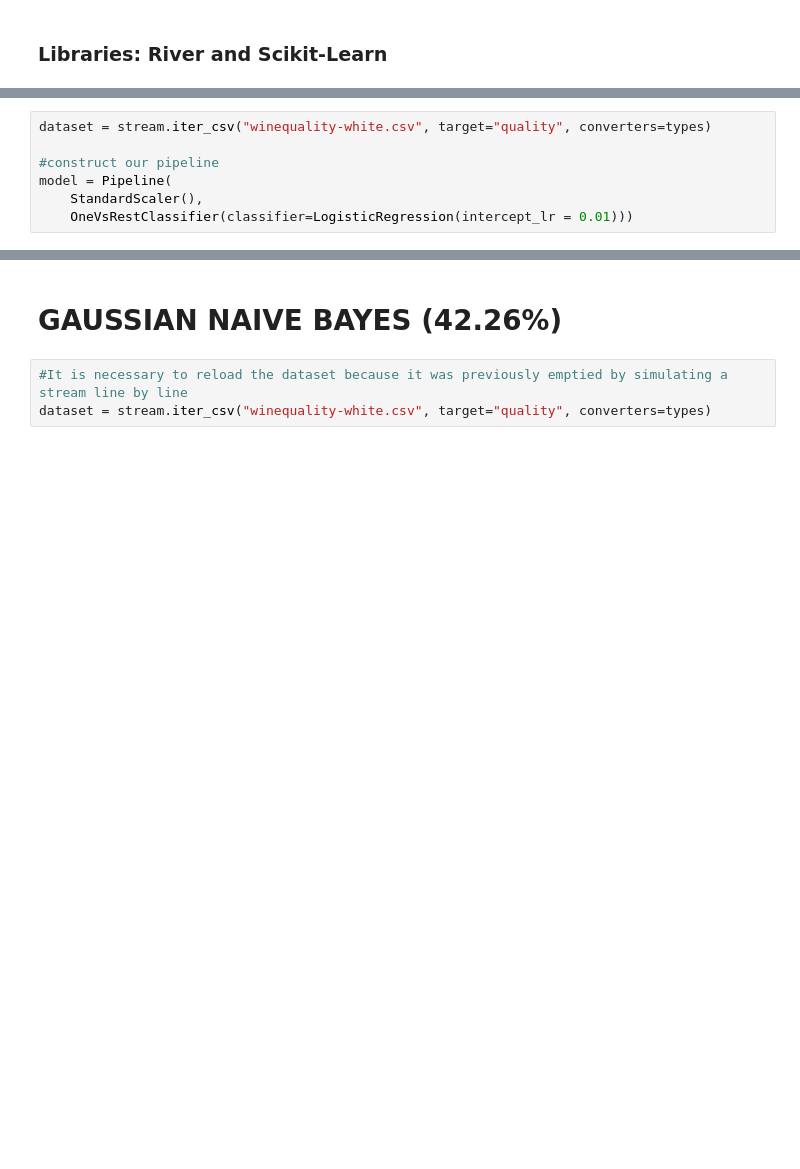
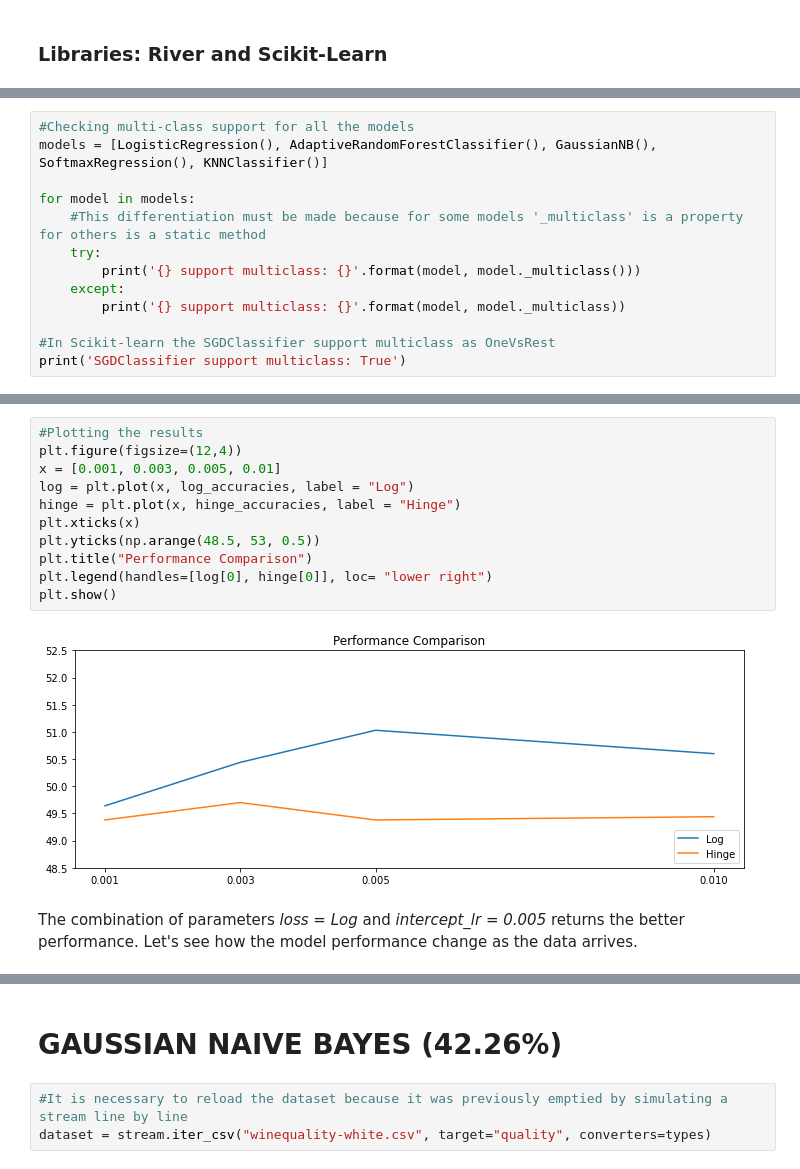
Before and after one commit to LucaMagini/Online-Learning, a Jupyter notebook: wine_KERAS.ipynb, the cells around one changed output, grey strips where cells are left out. Cells and saved outputs as stored; diff of their text form; blank space fills up the shorter version.

```diff
--- a/wine_KERAS.ipynb
+++ b/wine_KERAS.ipynb
@@ -63,0 +120,13 @@ types["quality"] = int
+# %%
+#Checking multi-class support for all the models
+models = [LogisticRegression(), AdaptiveRandomForestClassifier(), GaussianNB(), SoftmaxRegression(), KNNClassifier()]
+
+for model in models:
+    #This differentiation must be made because for some models '_multiclass' is a property for others is a static method
+    try:
+        print('{} support multiclass: {}'.format(model, model._multiclass()))
+    except:
+        print('{} support multiclass: {}'.format(model, model._multiclass))
+
+#In Scikit-learn the SGDClassifier support multiclass as OneVsRest
+print('SGDClassifier support multiclass: True')
@@ -72,7 +143,0 @@ False
-# %%
-dataset = stream.iter_csv("winequality-white.csv", target="quality", converters=types)
-
-#construct our pipeline
-model = Pipeline(
-    StandardScaler(),
-    OneVsRestClassifier(classifier=LogisticRegression(intercept_lr = 0.01)))
@@ -81 +196,16 @@ model = Pipeline(
+# %%
+#Plotting the results
+plt.figure(figsize=(12,4))
+x = [0.001, 0.003, 0.005, 0.01]
+log = plt.plot(x, log_accuracies, label = "Log")
+hinge = plt.plot(x, hinge_accuracies, label = "Hinge")
+plt.xticks(x)
+plt.yticks(np.arange(48.5, 53, 0.5))
+plt.title("Performance Comparison")
+plt.legend(handles=[log[0], hinge[0]], loc= "lower right")
+plt.show()
+# %% [output]
+[figure, added]
+# %% [markdown]
+The combination of parameters *loss = Log* and *intercept_lr = 0.005* returns the better performance. Let's see how the model performance change as the data arrives.
 # %%
```
Also changed, not shown: parts of 31 cells of this notebook, 1 other file.
